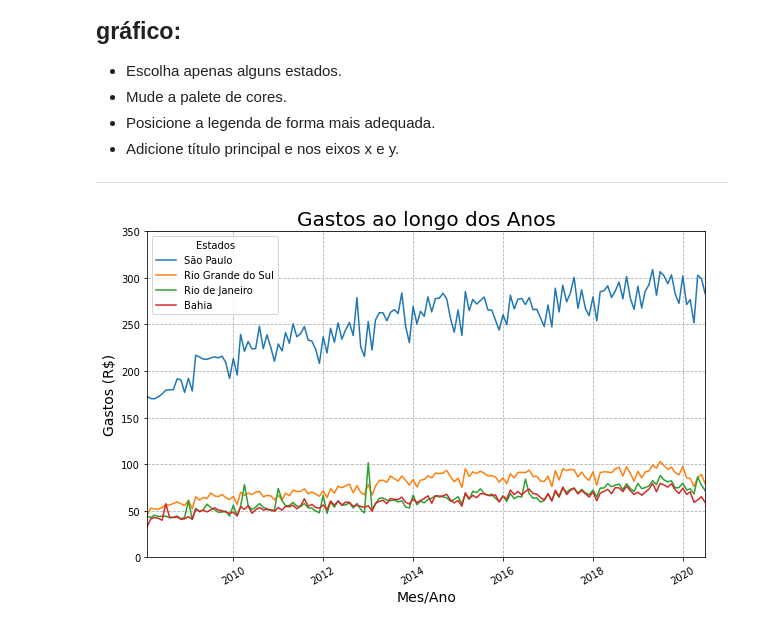
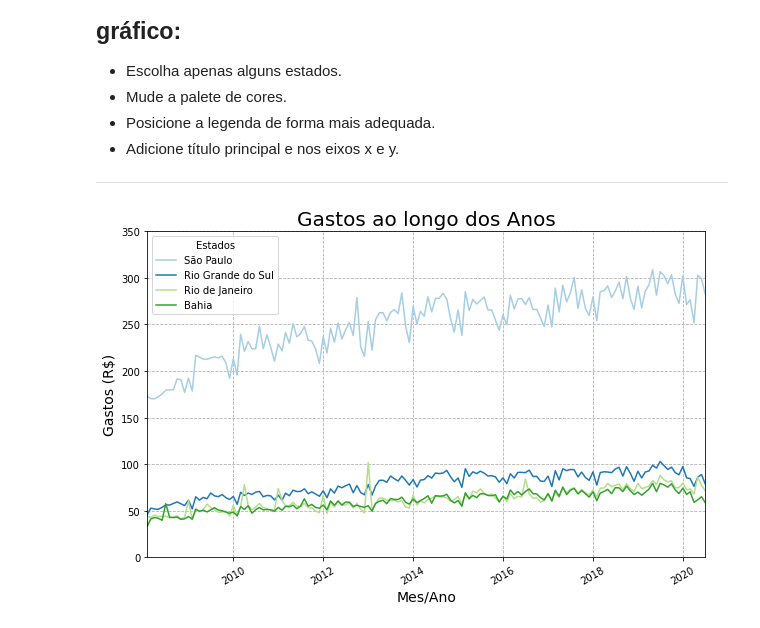
Before and after one commit to HenriqueCCdA/bootCampAluraDataScience, a Jupyter notebook: modulo2/desafios/Desafio_aula4_modulo2.ipynb, the cells around one changed output. Drawn from its saved outputs; the diff is of its cells as text; code cells hidden in the pictures.

```diff
--- a/modulo2/desafios/Desafio_aula4_modulo2.ipynb
+++ b/modulo2/desafios/Desafio_aula4_modulo2.ipynb
@@ -97,26 +97,30 @@ dados.pivot(columns='uf', values='gasto')
 # %%
 plt.figure(figsize=(10,6))
 estados = ['São Paulo', 'Rio Grande do Sul', 'Rio de Janeiro', 'Bahia']
 
-ax = sns.lineplot(data = dados.query("uf == @estados"), x="mes", y="gasto", hue='uf')
+ax = sns.lineplot(data = dados.query("uf == @estados"),
+                  x="mes",
+                  y="gasto",
+                  hue='uf',
+                  palette=sns.color_palette("Paired", 4))
 plt.xticks(rotation=30)
 
 
 plt.title("Gastos ao longo dos Anos", fontsize=20)
 plt.ylabel("Gastos (R$)", fontsize=14)
 plt.xlabel("Mes/Ano", fontsize=14)
 
 
 from datetime import date
 data_inicio = date(2008, 2, 1)
 data_final  = date(2020, 7, 1)
 
 
 plt.ylim(0, 350)
 plt.xlim(data_inicio, data_final)
 
 plt.legend(title='Estados')
 plt.grid(True, ls="--")
 plt.show()
 # %% [output]
-[figure, old version]
+[figure, new version]
```
